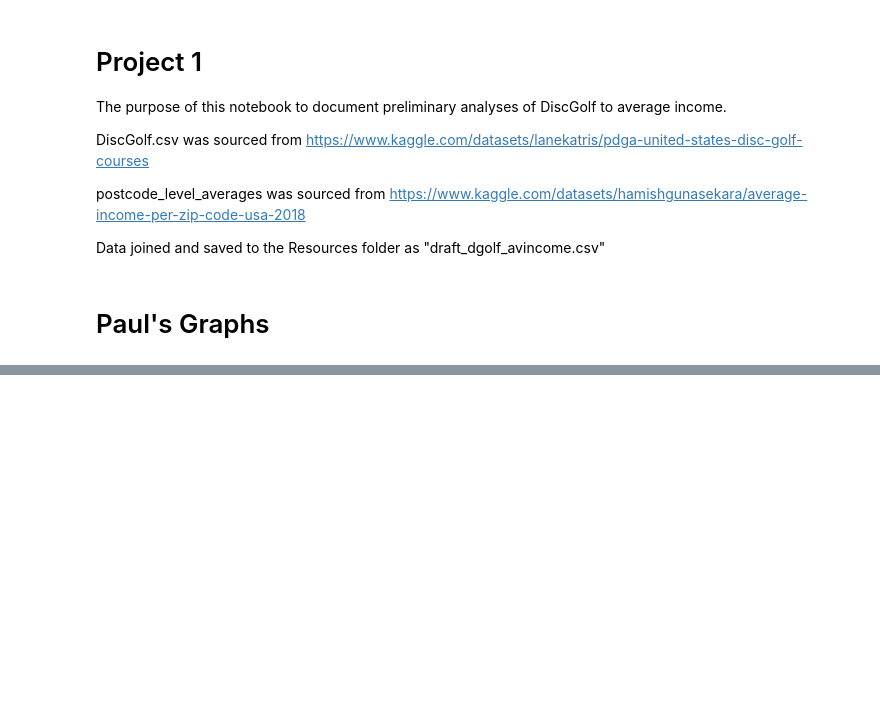
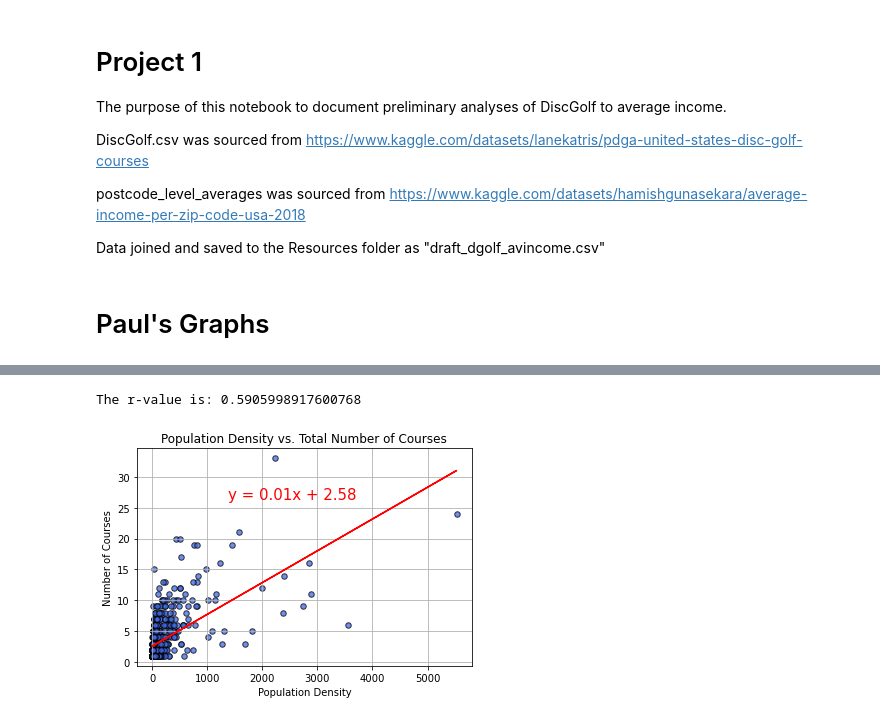
Before and after one commit to paulbrichta/Project-1, a Jupyter notebook: P1_data_analysis_Paul.ipynb, the cells around one changed output, grey strips where cells are left out. Saved outputs shown, nothing was run; the diff lists cells and outputs as text; code cells hidden in the pictures; blank space fills up the shorter version.

```diff
--- a/P1_data_analysis_Paul.ipynb
+++ b/P1_data_analysis_Paul.ipynb
@@ -244,0 +194,13 @@ import datetime
+# %%
+# Population Density vs. Number of Courses Analysis (MidWest)
+
+plot_graph(discgolf_mw_area_df["Population Density"],
+           discgolf_mw_area_df["Number of Courses"],
+           "Population Density vs. Total Number of Courses",
+           "Population Density",
+           "Number of Courses")
+
+plot_linreg(discgolf_mw_area_df["Population Density"], discgolf_mw_area_df["Number of Courses"])
+# %% [output]
+The r-value is: 0.5905998917600768
+[figure, added]
```
Also changed, not shown: parts of 41 cells of this notebook.
